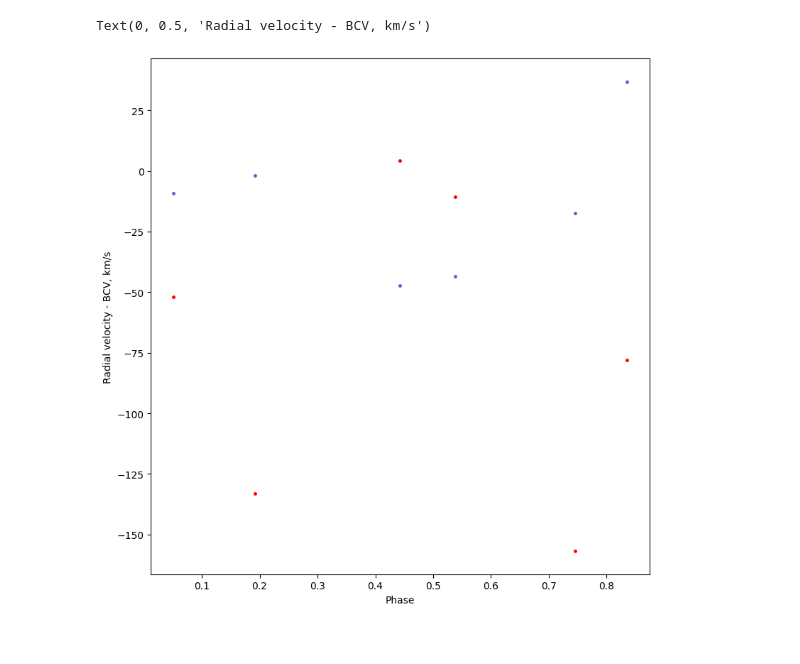
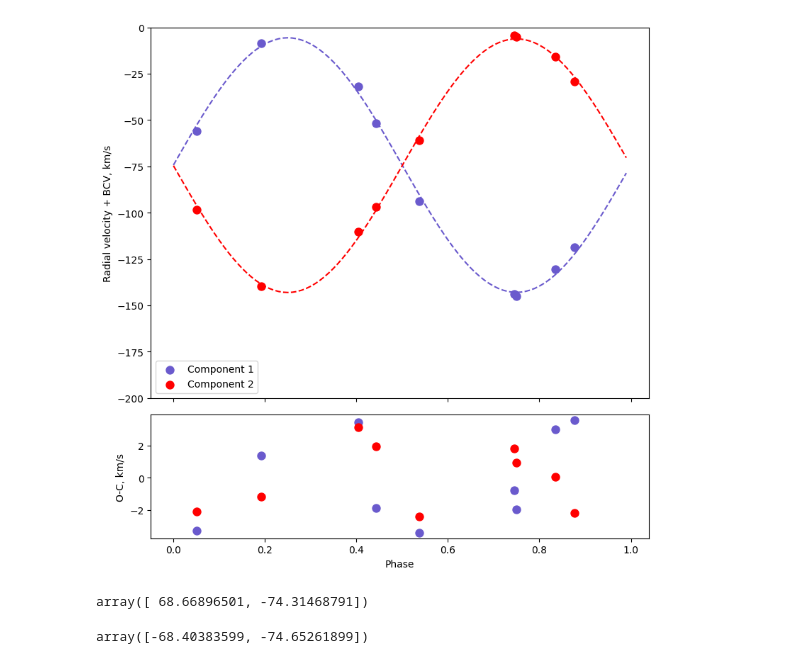
Before and after one commit to ASTR0MNSTR/univ_codes, a Jupyter notebook: 2024_2025/Spectroscopy/stars_06/binary.ipynb, the cells around one changed output. Saved outputs shown, nothing was run; the diff lists cells and outputs as text; code cells hidden in the pictures.

```diff
--- a/2024_2025/Spectroscopy/stars_06/binary.ipynb
+++ b/2024_2025/Spectroscopy/stars_06/binary.ipynb
@@ -23,6 +26,6 @@ P = 8.5365711
 
 df['phase'] =  ((df['HJD'] - T0) / P) - np.floor((df['HJD'] - T0) / P)
 # %%
-df['RV1_corr'] = df['RV1'] - df['BCV']
-df['RV2_corr'] = df['RV2'] - df['BCV']
+df['RV1_corr'] = df['RV1'] + df['BCV']
+df['RV2_corr'] = df['RV2'] + df['BCV']
 # %%
@@ -38,11 +33,37 @@ df
+# %%
+def func(x, a, b):
+    return a*np.sin(2*np.pi*x) + b
 # %%
-fig, ax = plt.subplots(1, 1, figsize=(8,8), tight_layout = True)
+fig, axs = plt.subplots(2, 1, figsize=(8,8), tight_layout = True, height_ratios=[3, 1], sharex=True)
 
-ax.scatter(df['phase'], df['RV1_corr'], color='slateblue', marker='.', s=25, label='Component 1')
-ax.scatter(df['phase'], df['RV2_corr'], color='red', marker='.', s=25, label='Component 2')
+popt0, _ = curve_fit(func, df['phase'], df['RV1_corr'], p0=[50, -80])
+popt1, _ = curve_fit(func, df['phase'], df['RV2_corr'], p0=[-50, -80])
+x = np.arange(0, 1, 0.01)
 
-ax.set_xlabel('Phase')
-ax.set_ylabel('Radial velocity - BCV, km/s')
+axs[0].plot(x, func(x, popt0[0], popt0[1]), linestyle='dashed', color='slateblue')
+axs[0].scatter(df['phase'], df['RV1_corr'], color='slateblue', marker='.', s=250, label='Component 1')
+
+axs[0].plot(x, func(x, popt1[0], popt1[1]), linestyle='dashed', color='red')
+axs[0].scatter(df['phase'], df['RV2_corr'], color='red', marker='.', s=250, label='Component 2')
+
+axs[0].set_ylabel('Radial velocity + BCV, km/s')
+axs[0].set_ylim(-200, 0)
+axs[0].legend()
+
+axs[1].scatter(df['phase'], df['RV1_corr'] - func(df['phase'], popt0[0], popt0[1]), color='slateblue', marker='.', s=250, label='Component 1')
+axs[1].scatter(df['phase'], df['RV2_corr'] - func(df['phase'], popt1[0], popt1[1]), color='red', marker='.', s=250, label='Component 2')
+
+axs[1].set_ylabel('O-C, km/s')
+axs[1].set_xlabel('Phase')
+
+fig.savefig('binary.pdf', dpi=600)
 # %% [output]
-Text(0, 0.5, 'Radial velocity - BCV, km/s')
-[figure, old version]
+[figure, new version]
+# %%
+popt0
+# %% [output]
+array([ 68.66896501, -74.31468791])
+# %%
+popt1
+# %% [output]
+array([-68.40383599, -74.65261899])
```
Also changed, not shown: parts of 2 cells of this notebook, 10 other files.
